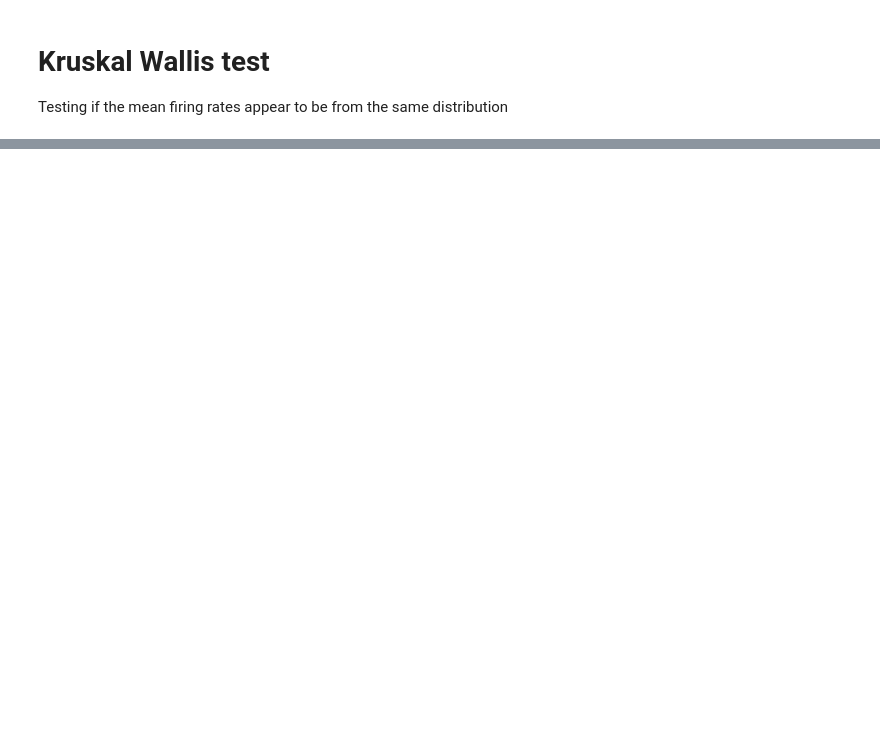
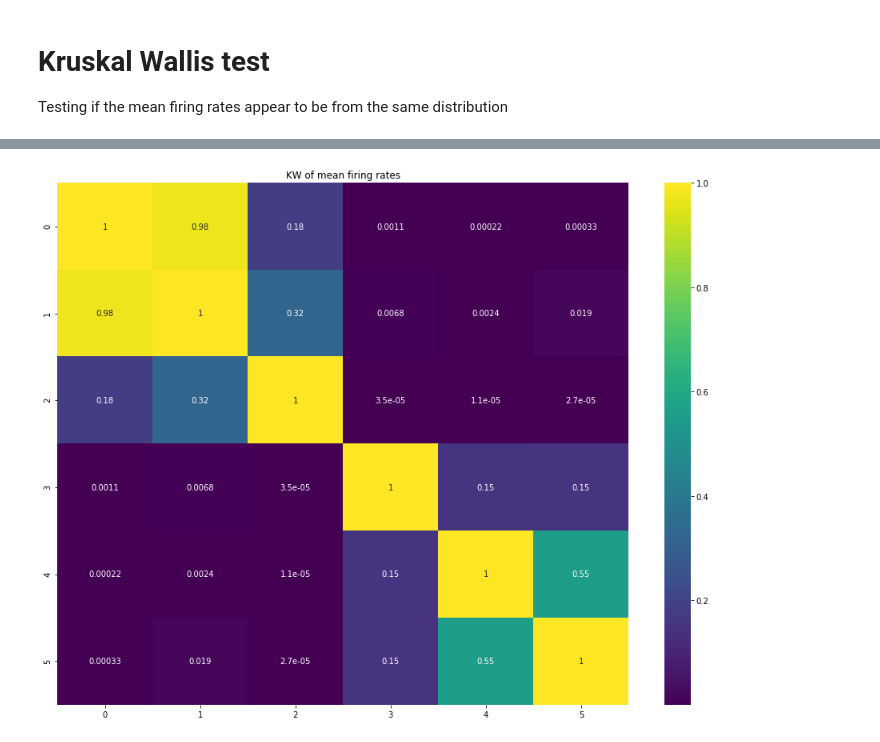
Before and after one commit to Mikkolehtimaki/eitn_model_validation, a Jupyter notebook: kruskal_wallis_tests.ipynb, the cells around one changed output, grey strips where cells are left out. Saved outputs shown, nothing was run; the diff lists cells and outputs as text; code cells hidden in the pictures; blank space fills up the shorter version.

```diff
--- a/kruskal_wallis_tests.ipynb
+++ b/kruskal_wallis_tests.ipynb
@@ -56,0 +67,6 @@ print(kw_stats)
+# %%
+transitions = [vf.filter_data(x, neuron_type='exc', behavior='M') for x in data]
+mfrs = [[vf.mean_firing_rate(x) for x in measurement] for measurement in transitions]
+kw_stats = vf.kw_pairwise(mfrs, title='KW of mean firing rates')
+# %% [output]
+[figure, added]
```
Also changed, not shown: parts of 7 cells of this notebook.
